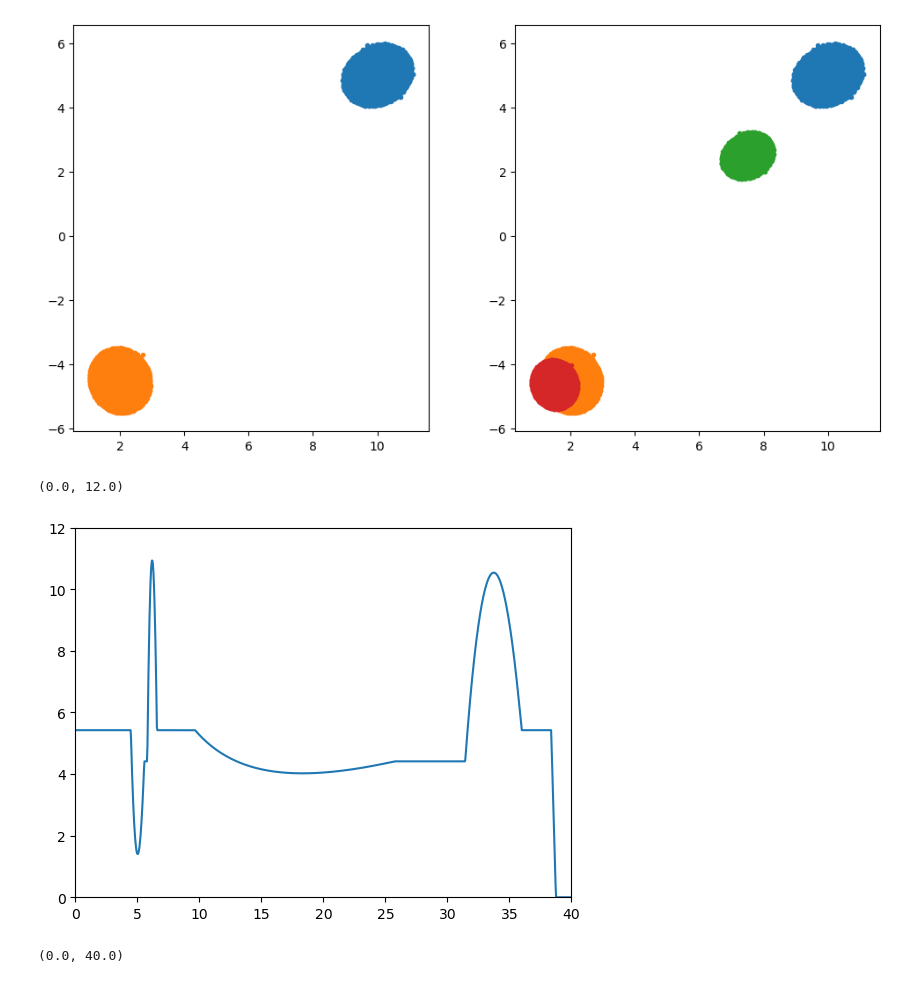
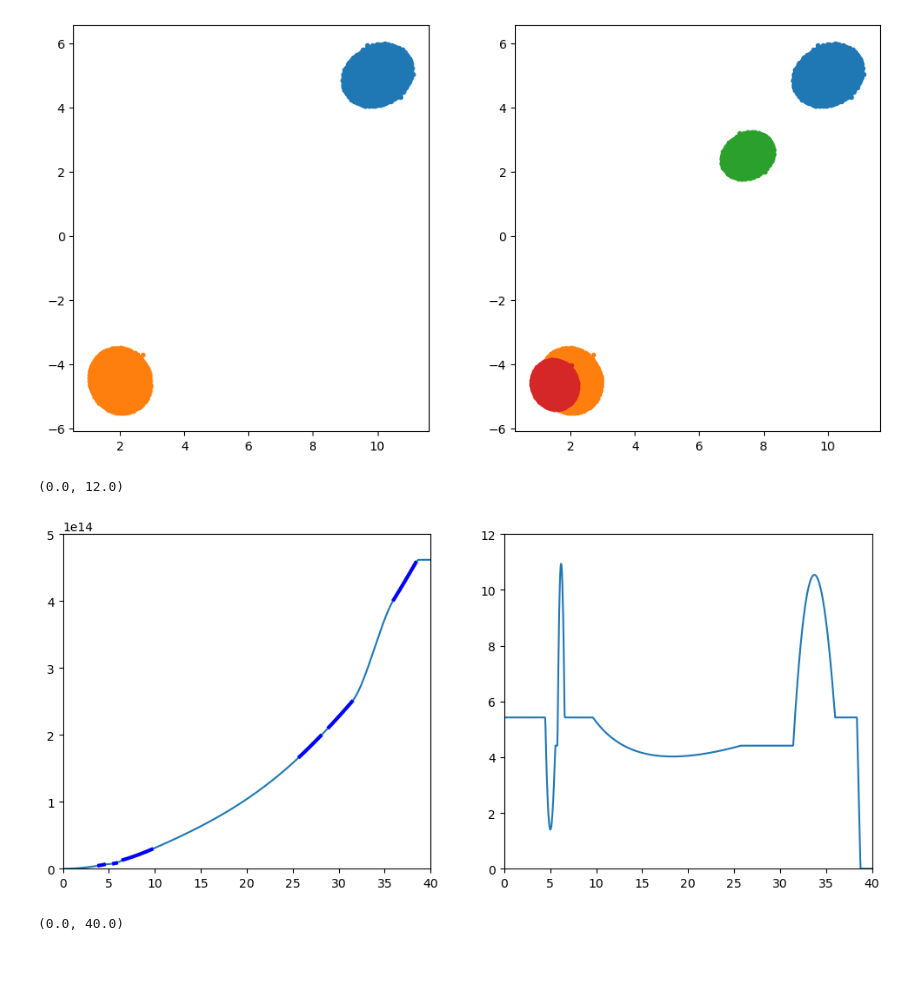
Before and after one commit to j0r1/LensModels, a Jupyter notebook: 2008MNRAS.386..307L_MSD/ring_msd_reconstruct.ipynb, the cells around one changed output. Saved outputs shown, nothing was run; the diff lists cells and outputs as text; code cells hidden in the pictures.

```diff
--- a/2008MNRAS.386..307L_MSD/ring_msd_reconstruct.ipynb
+++ b/2008MNRAS.386..307L_MSD/ring_msd_reconstruct.ipynb
@@ -51,25 +60,28 @@ plt.gca().set_aspect("equal")
 [figure]
 # %%
 # This is a port of lens/new/scaledegen from graleshell
-def createCircularScaleDegenLens(zd, center, imagesAndRedshifts, cosmology):
-    numPoints = 100000
-    maxRadiusExpandFactor = 1.01
 
-    Dd = cosmology.getAngularDiameterDistance(zd)
+def getMaxRadius(images, center):
+    maxRadiusExpandFactor = 1.01 # TODO: make this configurable?
 
     maxRadius = 0
-    for d in imagesAndRedshifts:
-        imgDat = d["imgdata"]
+    for imgDat in images:
         allPts = np.array([ p["position"] for img in imgDat.getAllImagePoints() for p in img ])
         dists = np.sum((allPts - center)**2, axis=1)**0.5
         maxRadius = max(maxRadius, max(dists))
 
     maxRadius *= maxRadiusExpandFactor #  make it slightly larger
+    return maxRadius
+
+def getRadiiAndDensities(zd, center, imagesAndRedshifts, cosmology):
+    numPoints = 100000 # TODO: make this configurable?
+    maxRadius = getMaxRadius([d["imgdata"] for d in imagesAndRedshifts], center)
     radialStep = maxRadius/(numPoints-1)
+
+    Dd = cosmology.getAngularDiameterDistance(zd)
 
     sourceNumber = np.ones((numPoints,), dtype=int) * (-1)
     criticalDensity = []
-    totalImages = 0
 
     for s, imgInfo in enumerate(imagesAndRedshifts):
         imgDat = imgInfo["imgdata"]
@@ -95,8 +107,6 @@ def createCircularScaleDegenLens(zd, center, imagesAndRedshifts, cosmology):
 
                 sourceNumber[p] = s
 
-            totalImages += 1
-
     startRadii, endRadii, criticalMasses = [], [], []
     done, index = False, 0
     while not done:
@@ -121,6 +131,12 @@ def createCircularScaleDegenLens(zd, center, imagesAndRedshifts, cosmology):
 
             index -= 1
             endRadii.append(index*radialStep)
+
+    return Dd, maxRadius, startRadii, endRadii, criticalMasses
+
+def createCircularScaleDegenLens(zd, center, imagesAndRedshifts, cosmology):
+
+    Dd, maxRadius, startRadii, endRadii, criticalMasses = getRadiiAndDensities(zd, center, imagesAndRedshifts, cosmology)
 
     numAnnuli = len(startRadii)
     newLensParams = []
@@ -202,9 +218,9 @@ def createCircularScaleDegenLens(zd, center, imagesAndRedshifts, cosmology):
             "coeffs": coefficients
         })
 
-    return lenses.PolynomialMassProfileLens(Dd, newLensParams)
+    return lenses.PolynomialMassProfileLens(Dd, newLensParams), startRadii, endRadii
 # %%
-degenPart = createCircularScaleDegenLens(zd, V(0,-5)*ANGLE_ARCSEC, [{"imgdata": imgDat1, "z": zs1},
+degenPart, startRadii, endRadii = createCircularScaleDegenLens(zd, V(0,-5)*ANGLE_ARCSEC, [{"imgdata": imgDat1, "z": zs1},
                                                                     {"imgdata": imgDat2, "z": zs2}], cosm)
 # %%
 degen = lenses.CompositeLens(D(zd),
@@ -228,12 +244,24 @@ plt.gca().set_aspect("equal")
 [figure]
 # %%
 x = np.linspace(0,40,1000)*ANGLE_ARCSEC
+
+plt.figure(figsize=(12, 5))
+plt.subplot(1,2,1)
+plt.plot(x/ANGLE_ARCSEC, degenPart.getRadialMassProfile(x)/MASS_SUN)
+for i in range(len(startRadii)):
+    x2 = np.linspace(startRadii[i], endRadii[i])
+    plt.plot(x2/ANGLE_ARCSEC, degenPart.getRadialMassProfile(x2)/MASS_SUN, lw=3, color="blue")
+
+plt.gca().set_xlim([0,40])
+plt.gca().set_ylim([0,5e14])
+
+plt.subplot(1,2,2)
 plt.plot(x/ANGLE_ARCSEC, degenPart.getRadialDensityProfile(x))
 plt.gca().set_xlim([0,40])
 plt.gca().set_ylim([0,12])
 # %% [output]
 (0.0, 12.0)
-[figure, old version]
+[figure, new version]
 # %%
 lensInfoDegen = plotutil.LensInfo(degen, size=80*ANGLE_ARCSEC, numxy=1023, zd=zd, zs=zs1, cosmology=cosm)
 # %%
```
Also changed, not shown: parts of 8 cells of this notebook.
